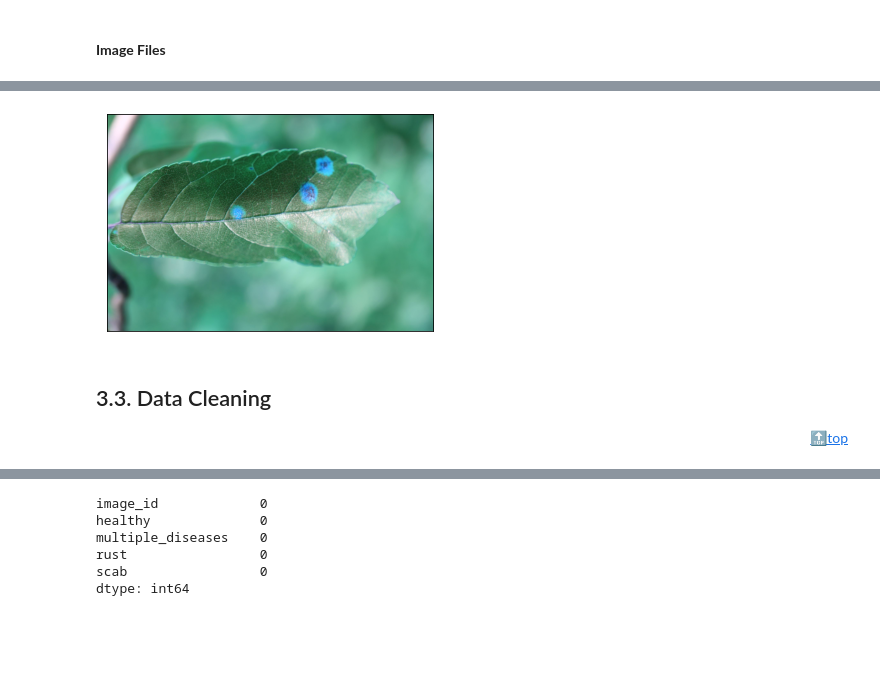
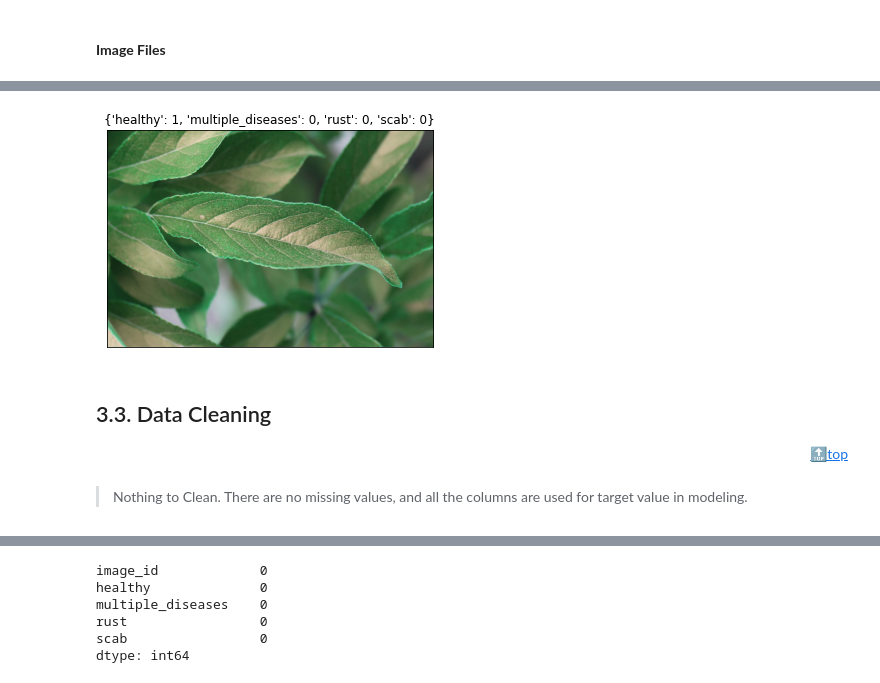
Before and after one commit to dhsong95/Kaggle-Data-Analysis, a Jupyter notebook: Plant Pathology 2020 FGVC7/Plant-Pathology-v1.ipynb, the cells around one changed output, grey strips where cells are left out. Drawn from its saved outputs; the diff is of its cells as text; code cells hidden in the pictures; blank space fills up the shorter version.

```diff
--- a/Plant Pathology 2020 FGVC7/Plant-Pathology-v1.ipynb
+++ b/Plant Pathology 2020 FGVC7/Plant-Pathology-v1.ipynb
@@ -108,5 +117,5 @@ import tensorflow.keras as keras
 # %% [markdown]
 <br>**CSV Files**
 # %%
-train_raw_df = pd.read_csv('./data/train.csv')
-test_raw_df = pd.read_csv('./data/test.csv')
+train_df = pd.read_csv('./data/train.csv')
+test_df = pd.read_csv('./data/test.csv')
@@ -145,7 +154,7 @@ test_raw_df
 # %% [markdown]
 <br>**Image Files**
 # %%
-def get_image(image_id):
-    sample_image_path = './data/images/' + image_id + '.jpg'
-    sample_image = cv2.imread(sample_image_path, cv2.IMREAD_UNCHANGED)
-    return sample_image
+def read_image(image_id):
+    image_path = './data/images/' + image_id + '.jpg'
+    image = cv2.imread(image_path, cv2.IMREAD_UNCHANGED)
+    return image
@@ -153,0 +161,5 @@ sample_image = get_image(train_raw_df.loc[3, 'image_id'])
+# %%
+sample_idx = np.random.randint(0, 1821)
+sample_image_id = train_df.loc[sample_idx, 'image_id']
+sample_image = read_image(sample_image_id)
+sample_image
@@ -175,10 +188,14 @@ Shape of Image (1365, 2048, 3)
 # %%
+title = train_df.loc[sample_idx, 'healthy':].to_dict()
 plt.imshow(sample_image)
 plt.xticks([])
 plt.yticks([])
+plt.title(title)
 plt.show()
 # %% [output]
-[figure, old version]
+[figure, new version]
 # %% [markdown]
 ## 3.3. Data Cleaning <a id="3.3"></a>
 <p style='text-align: right;'><a href="#top">🔝top</a></p>
+# %% [markdown]
+> Nothing to Clean. There are no missing values, and all the columns are used for target value in modeling.
```
Also changed, not shown: parts of 62 cells of this notebook, 1 other file.
